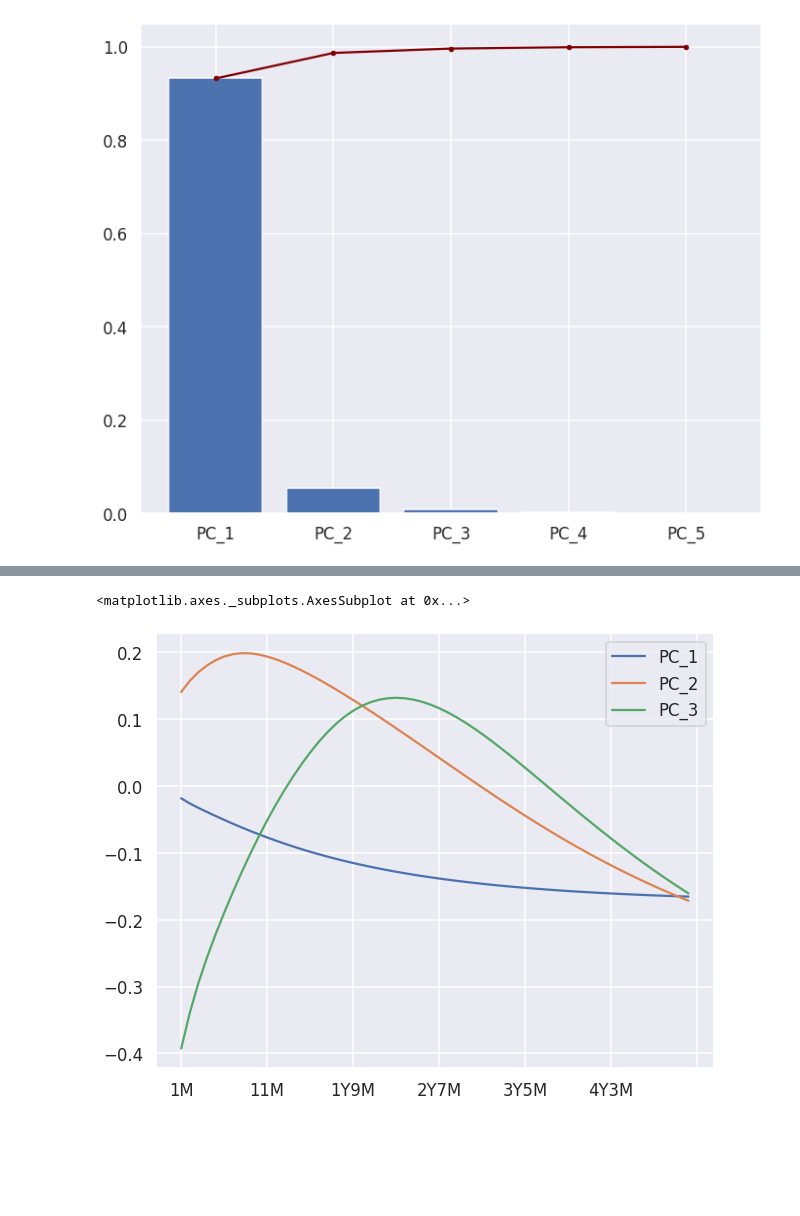
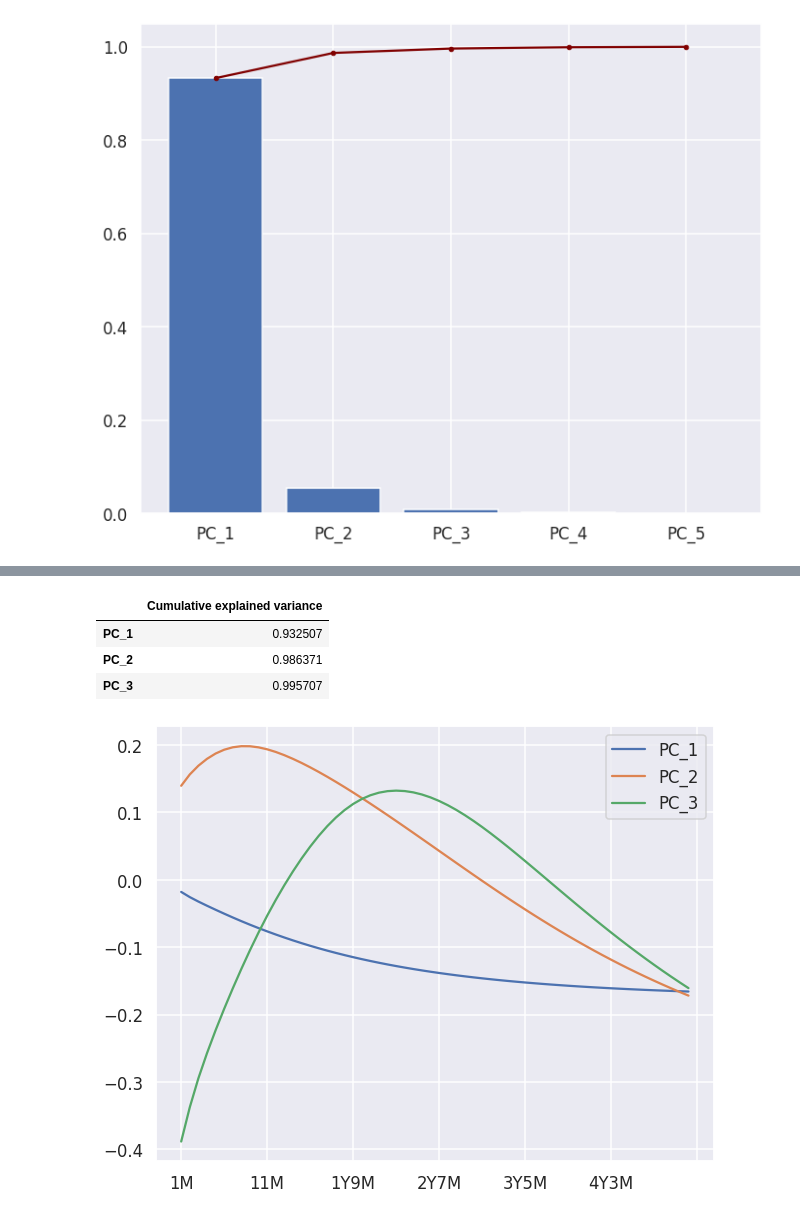
Before and after one commit to PiotMik/OIS_curve_modeling, a Jupyter notebook: OIS_Curve_modelling.ipynb, the cells around one changed output, grey strips where cells are left out. Drawn from its saved outputs; the diff is of its cells as text; code cells hidden in the pictures; blank space fills up the shorter version.

```diff
--- a/OIS_Curve_modelling.ipynb
+++ b/OIS_Curve_modelling.ipynb
@@ -104,9 +98,16 @@ exp_var
 # %%
 pca = PCA(3)
 pca.fit(diffs)
 
-components = pd.DataFrame(pca.components_, columns = diffs.columns, index=[f'PC_{i + 1}' for i in range(pca.n_components)]).T
+components = pd.DataFrame(pca.components_,
+                          columns = diffs.columns, index=[f'PC_{i + 1}' for i in range(pca.n_components)]).T
 components.plot()
+pd.DataFrame(pca.explained_variance_ratio_.cumsum(),
+             columns = ['Cumulative explained variance'],
+             index = [f'PC_{i+1}' for i in range(pca.n_components)])
 # %% [output]
-<matplotlib.axes._subplots.AxesSubplot at 0x...>
+|  | Cumulative explained variance |
+| PC_1 | 0.932507 |
+| PC_2 | 0.986371 |
+| PC_3 | 0.995707 |
 [figure]
```
Also changed, not shown: parts of 2 cells of this notebook.
